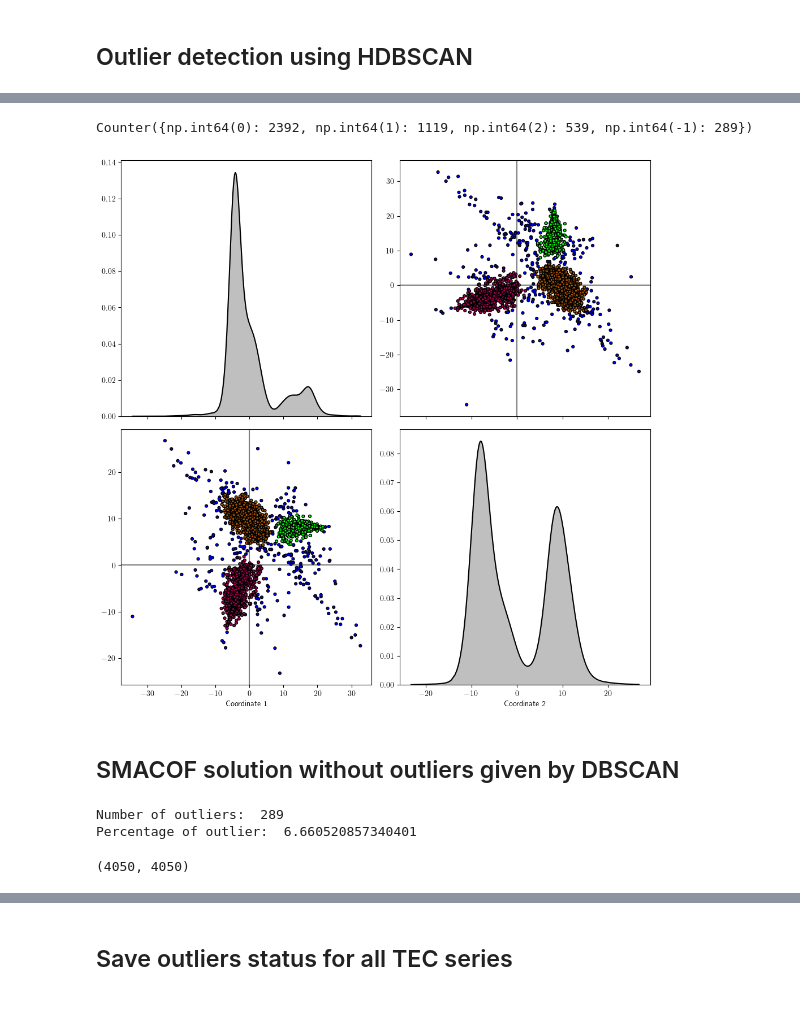
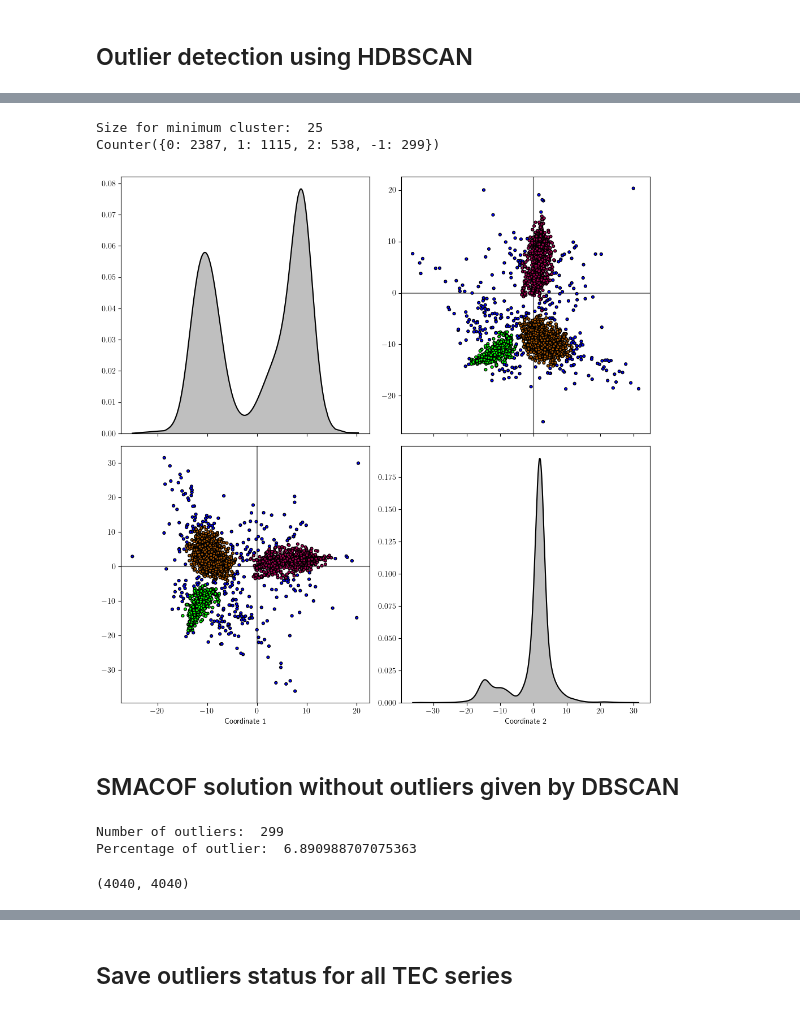
Before and after one commit to FedeSS99/ClusterTEC, a Jupyter notebook: ClusterVTECseries_MDS_Outliers.ipynb, the cells around one changed output, grey strips where cells are left out. Cells and saved outputs as stored; diff of their text form; code cells hidden in the pictures.

Commit message:
Set HDBSCAN results

```diff
--- a/ClusterVTECseries_MDS_Outliers.ipynb
+++ b/ClusterVTECseries_MDS_Outliers.ipynb
@@ -55,16 +79,18 @@ Figure.tight_layout()
 # %%
 from collections import Counter
 
-min_samples = 30
+min_cluster_size = min(min_cluster_size_list[maximum_CH_index], min_cluster_size_list[minimum_DB_index])
 
-HDBSCAN_Out = HDBSCAN(min_cluster_size = min_samples).fit(TEC_ClusterSeries.Xc_TS)
+print("Size for minimum cluster: ", min_cluster_size)
+HDBSCAN_Out = HDBSCAN(min_cluster_size = min_cluster_size).fit(TEC_ClusterSeries.Xc_TS)
 print(Counter(HDBSCAN_Out.labels_))
 OutliersOrNot = np.where(HDBSCAN_Out.labels_ == -1, 1, 0)
 
 TEC_ClusterSeries.VisualizeClustering(Labels = HDBSCAN_Out.labels_)
 # %% [output]
-Counter({np.int64(0): 2392, np.int64(1): 1119, np.int64(2): 539, np.int64(-1): 289})
+Size for minimum cluster:  25
+Counter({0: 2387, 1: 1115, 2: 538, -1: 299})
-[figure, old version]
+[figure, new version]
 # %% [markdown]
 ## SMACOF solution without outliers given by DBSCAN
 # %%
@@ -80,9 +106,9 @@ print("Percentage of outlier: ", 100*IndexOutliers.size/TEC_ClusterSeries.Xc_TS.
 PTEX_red_dissim = RemoveSameRowsAndColumns(PTEX_dissim, IndexOutliers)
 PTEX_red_dissim.shape
 # %% [output]
-Number of outliers:  289
-Percentage of outlier:  6.660520857340401
+Number of outliers:  299
+Percentage of outlier:  6.890988707075363
-(4050, 4050)
+(4040, 4040)
 # %%
 TEC_ClusterSeriesRed = ClusterVTECDataMDS(dissimilarity = PTEX_red_dissim)
 TEC_ClusterSeriesRed.ComputeMDS(num_comps_mds = 2, method = "SMACOF-Dissim")
```
Also changed, not shown: parts of 6 cells of this notebook.
